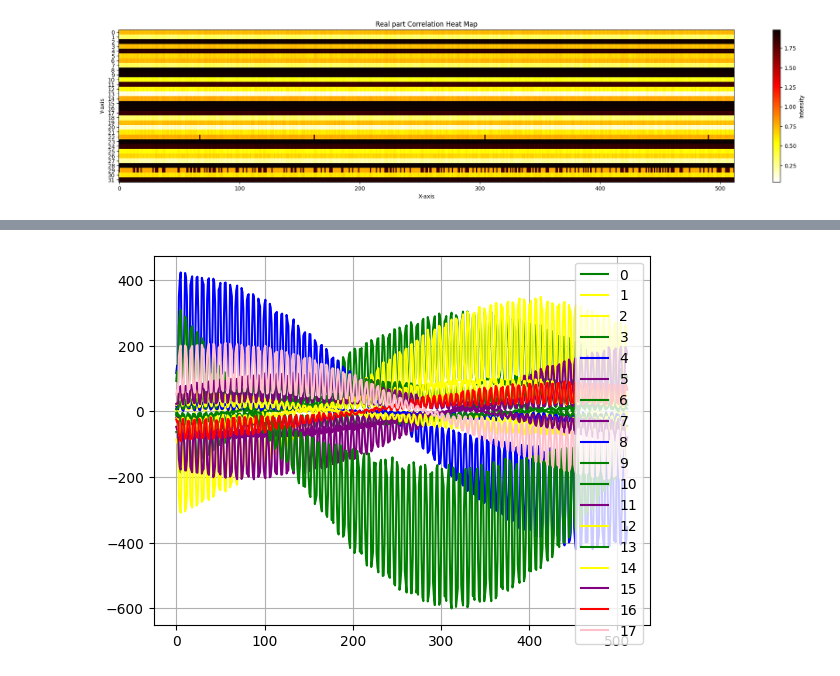
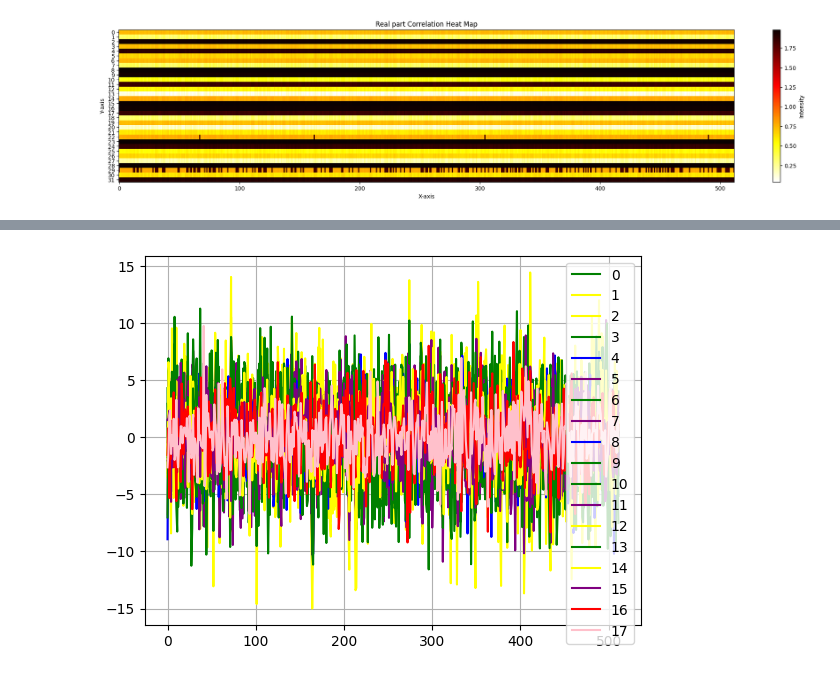
Before and after one commit to jiaxingh825/MRI-Image-Processing-using-Deep-Learning, a Jupyter notebook: ANS_Scripts/codeTestingSandbox.ipynb, the cells around one changed output, grey strips where cells are left out. Cells and saved outputs as stored; diff of their text form; code cells hidden in the pictures.

```diff
--- a/ANS_Scripts/codeTestingSandbox.ipynb
+++ b/ANS_Scripts/codeTestingSandbox.ipynb
@@ -292,34 +312,34 @@ for mode in ['AM']:
 # %%
-flip0,b = common.readAllAcqs('E:/JiaxingData/EMINoise/1209/AMSquareFA0_1.h5')
+flip0,b = common.readAllAcqs('C:/JiaxingData/EMINoise/1209/0115/AMSquareBFA0.h5')
 flip0 = dp.ConvergeComplexR(dp.SplitComplexR(flip0))
-sampling_frequency = common.getRate('E:/JiaxingData/EMINoise/1209/AMSquareFA0_1.h5')
+sampling_frequency = common.getRate('C:/JiaxingData/EMINoise/1209/0115/AMSquareBFA0.h5')
 freqs = np.fft.fftfreq(len(flip0),1/sampling_frequency)
 
 plt.plot(np.real(flip0[0,0]),'g')
 plt.plot(np.real(flip0[0,1]),'yellow')
 plt.plot(np.real(flip0[0,2]),'yellow')
 plt.plot(np.real(flip0[0,3]),'g')
 plt.plot(np.real(flip0[0,4]),'blue')
 plt.plot(np.real(flip0[0,5]),'purple')
 plt.plot(np.real(flip0[0,6]),'g')
 plt.plot(np.real(flip0[0,7]),'purple')
 plt.plot(np.real(flip0[0,8]),'blue')
 plt.plot(np.real(flip0[0,9]),'g')
 plt.plot(np.real(flip0[0,10]),'g')
 plt.plot(np.real(flip0[0,11]),'purple')
 plt.plot(np.real(flip0[0,12]),'yellow')
 plt.plot(np.real(flip0[0,13]),'g')
 plt.plot(np.real(flip0[0,14]),'yellow')
 plt.plot(np.real(flip0[0,15]),'purple')
 plt.plot(np.real(flip0[0,16]),'red')
 plt.plot(np.real(flip0[0,17]),'pink')
 #plt.xlim(9500,10500)
 #plt.ylim(0,45000)
 plt.grid()
 plt.legend(['0','1','2','3','4','5','6','7','8','9','10','11','12','13','14','15','16','17'])
     #plt.savefig('E:/JiaxingData/EMINoise/'+date+'/spectrumPlot/'+mode+type+trial+'_absFFT_'+str(i1)+'_'+str(i2)+'.png')
     #plt.plot(freqs[:len(freqs)//2],np.abs(fft)[:len(freqs)//2])
 plt.show()
 # %% [output]
-[figure, old version]
+[figure, new version]
 # %%
```
Also changed, not shown: parts of 8 cells of this notebook.
